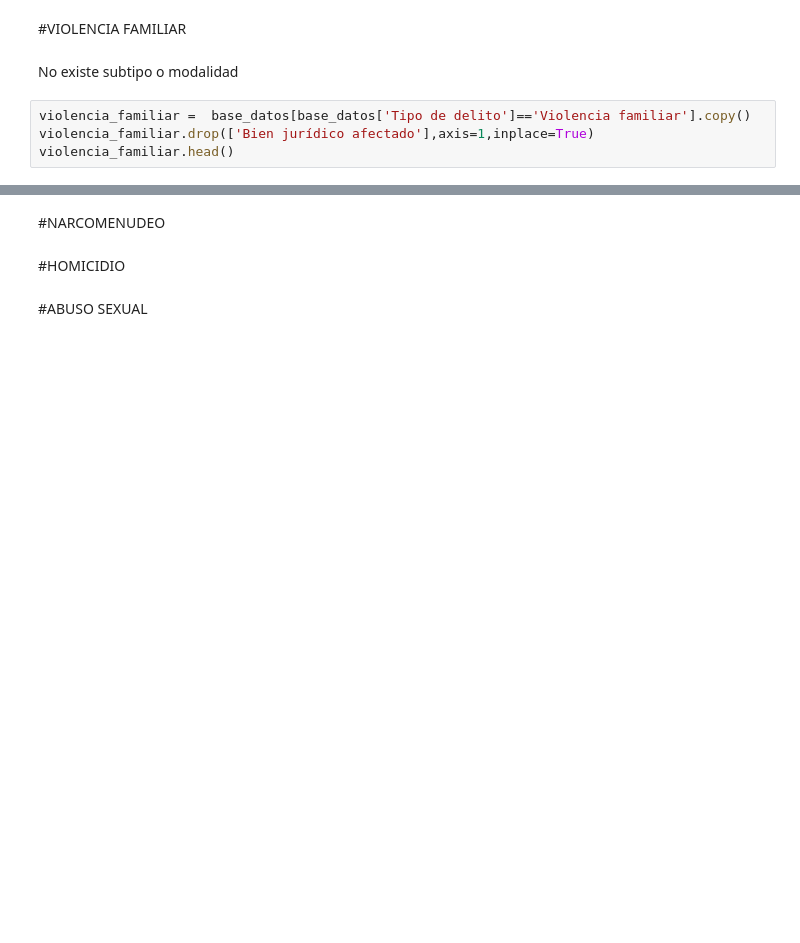
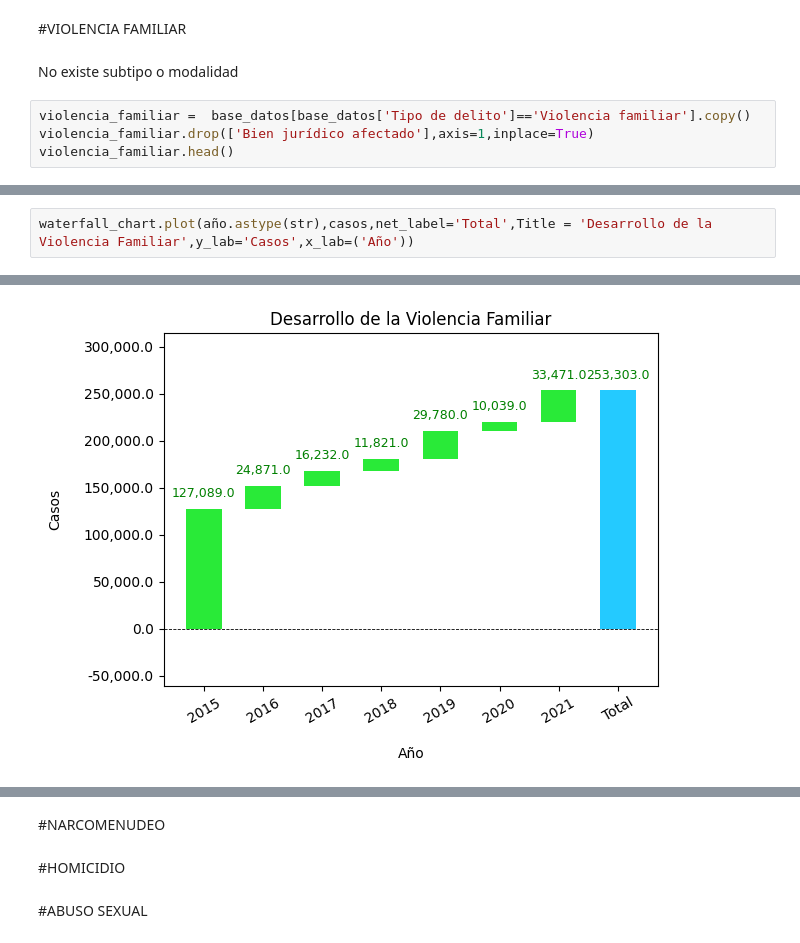
Before and after one commit to abrilgcz/Ciencia-de-Datos, a Jupyter notebook: ProyectoASE.ipynb, the cells around one changed output, grey strips where cells are left out. Drawn from its saved outputs; the diff is of its cells as text; blank space fills up the shorter version.

```diff
--- a/ProyectoASE.ipynb
+++ b/ProyectoASE.ipynb
@@ -896,0 +918,3 @@ violencia_anual
+# %%
+waterfall_chart.plot(año.astype(str),casos,net_label='Total',Title = 'Desarrollo de la Violencia Familiar',y_lab='Casos',x_lab=('Año'))
+# %% [output]
@@ -896,0 +922 @@ violencia_anual
+[figure, added]
```
Also changed, not shown: parts of 16 cells of this notebook.
